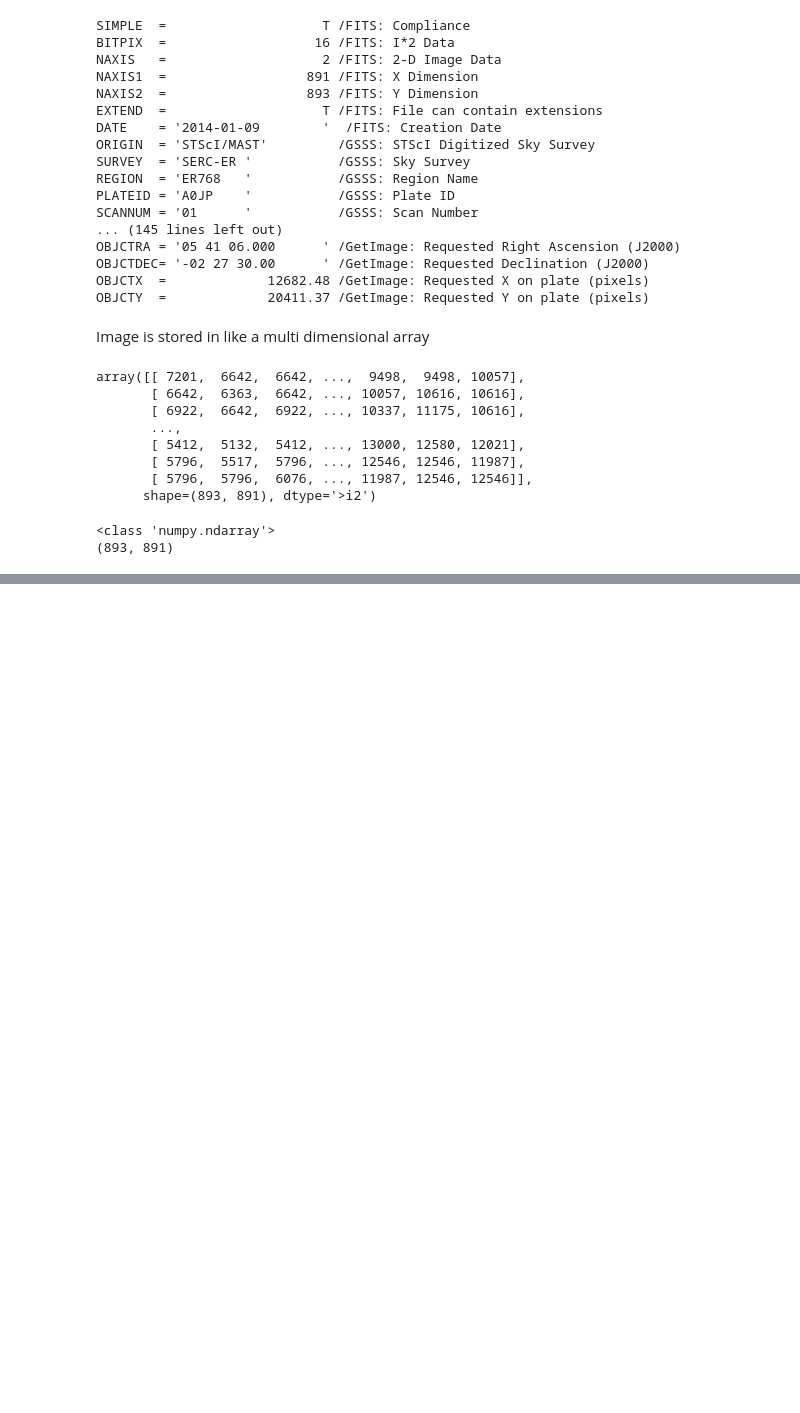
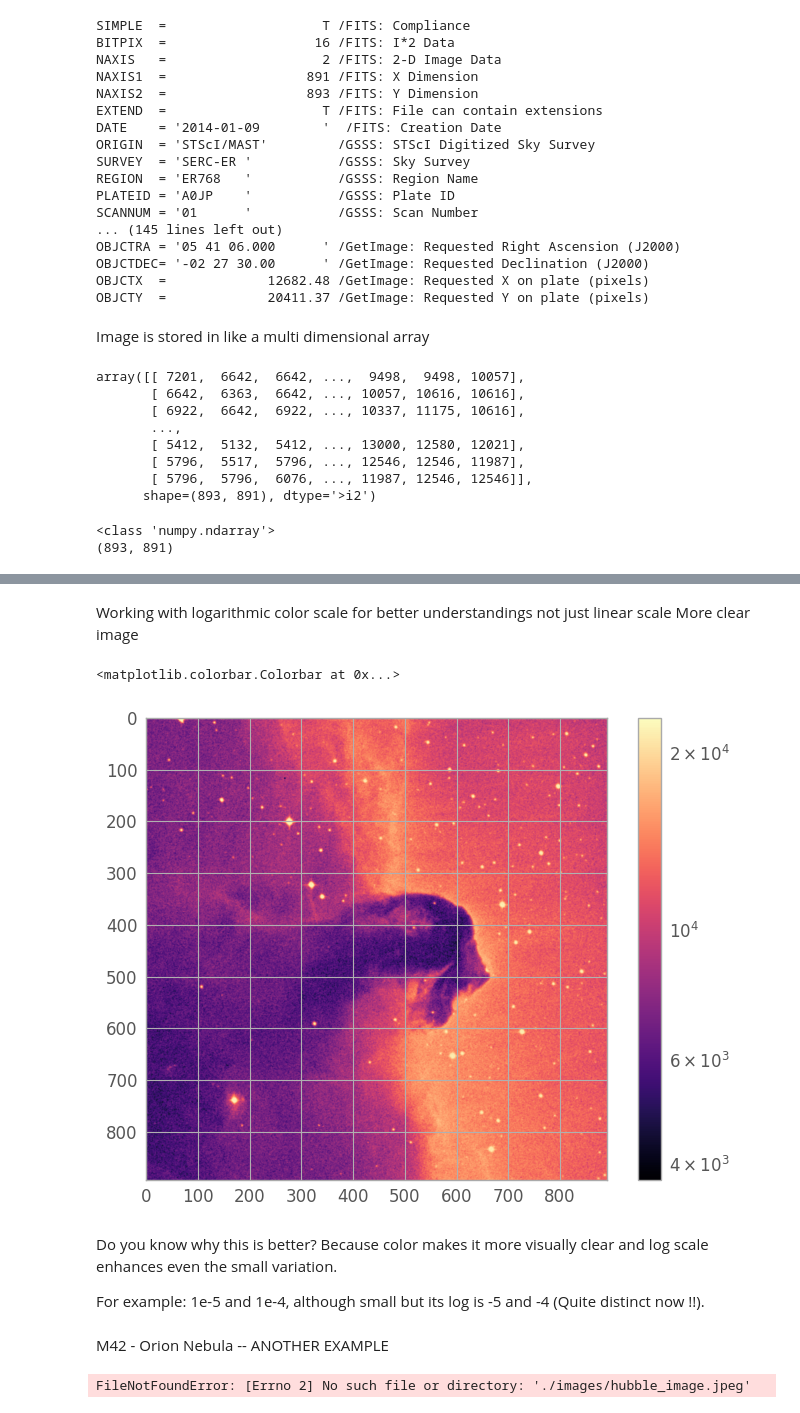
Before and after one commit to Ayushraj2141/isa-intern, a Jupyter notebook: Coding_part/astro_py.ipynb, the cells around one changed output, grey strips where cells are left out. Saved outputs shown, nothing was run; the diff lists cells and outputs as text; code cells hidden in the pictures; blank space fills up the shorter version.

```diff
--- a/Coding_part/astro_py.ipynb
+++ b/Coding_part/astro_py.ipynb
@@ -157,0 +214,34 @@ print(image_data.shape) ## shape of matrx kinda -- so its not a square matrix
+# %% [markdown]
+Working with logarithmic color scale for better understandings
+not just linear scale
+More clear image
+# %%
+from matplotlib.colors import LogNorm
+plt.imshow(image_data, cmap='magma', norm=LogNorm())
+
+plt.colorbar()
+# %% [output]
+<matplotlib.colorbar.Colorbar at 0x...>
+[figure, added]
+# %% [markdown]
+Do you know why this is better? Because color makes it more visually clear and log scale enhances even the small variation.
+
+For example: 1e-5 and 1e-4, although small but its log is -5 and -4 (Quite distinct now !!).
+# %% [markdown]
+M42 - Orion Nebula -- ANOTHER EXAMPLE
+# %%
+# %matplotlib inline
+import numpy as np
+from PIL import Image
+from astropy.io import fits
+import matplotlib.pyplot as plt
+# from astropy.visualization import astropy_mpl_style
+# plt.style.use(astropy_mpl_style)
+image = Image.open('./images/hubble_image.jpeg')
+xsize, ysize = image.size
+print("Image size: {} x {}".format(xsize, ysize))
+plt.imshow(image)
+np.array(image.getdata())
+plt.colorbar()
+# %% [output]
+FileNotFoundError: [Errno 2] No such file or directory: './images/hubble_image.jpeg'
```
Also changed, not shown: parts of 9 cells of this notebook, 1 other file.
